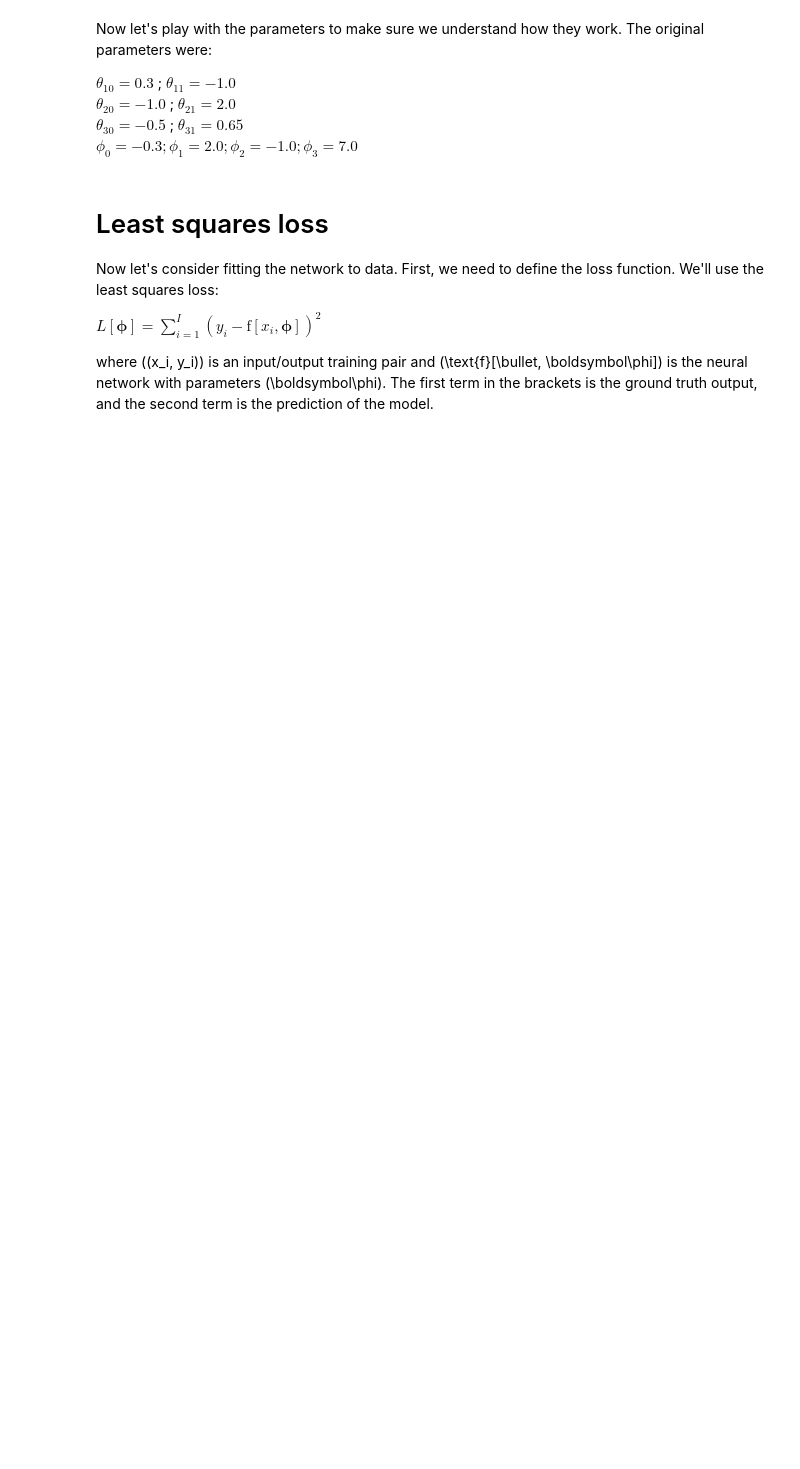
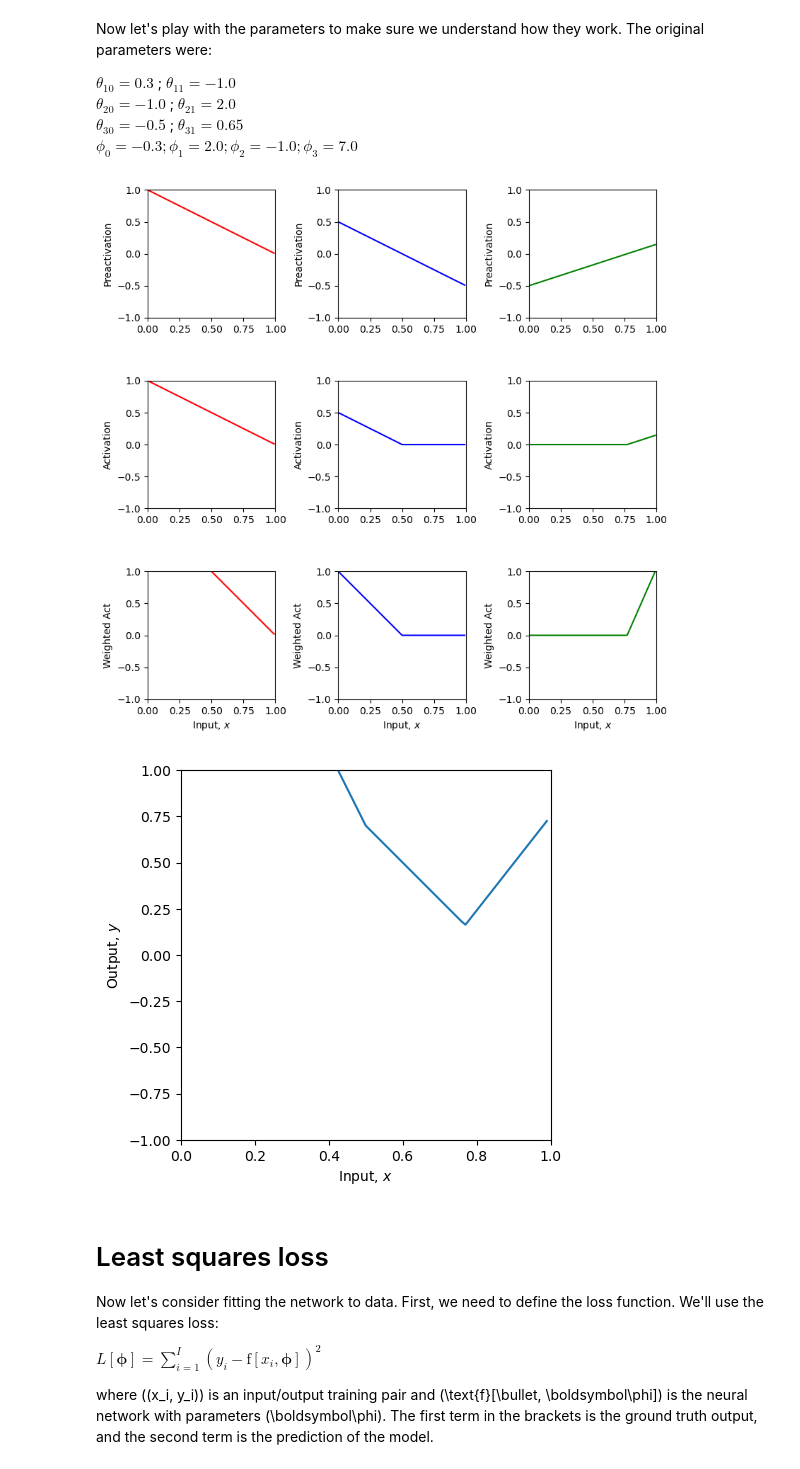
Before and after one commit to urstrulyvishtan/learning_DL, a Jupyter notebook: UDLbook/Chap03/3_1_Shallow_Networks_I.ipynb, the cells around one changed output. Saved outputs shown, nothing was run; the diff lists cells and outputs as text; code cells hidden in the pictures; blank space fills up the shorter version.

Commit message:
understanding plots work

```diff
--- a/UDLbook/Chap03/3_1_Shallow_Networks_I.ipynb
+++ b/UDLbook/Chap03/3_1_Shallow_Networks_I.ipynb
@@ -146,39 +146,42 @@ $\theta_{30} =  -0.5$ ; $\theta_{31} = 0.65$<br>
 $\phi_0 = -0.3; \phi_1 = 2.0; \phi_2 = -1.0; \phi_3 = 7.0$
 # %%
 # TODO
-# 1. Predict what effect changing phi_0 will have on the network.
+# 1. Predict what effect changing phi_0 will have on the network. (done)
 
-# 2. Predict what effect multiplying phi_1, phi_2, phi_3 by 0.5 would have.  Check if you are correct
+# 2. Predict what effect multiplying phi_1, phi_2, phi_3 by 0.5 would have.  Check if you are correct (done)
 
-# 3. Predict what effect multiplying phi_1 by -1 will have.  Check if you are correct.
+# 3. Predict what effect multiplying phi_1 by -1 will have.  Check if you are correct. (done)
 
-# 4. Predict what effect setting theta_20 to -1.2 will have.  Check if you are correct.
+# 4. Predict what effect setting theta_20 to -1.2 will have.  Check if you are correct. (done)
 
 # 5. Change the parameters so that there are only two "joints" (including outside the range of the plot)
-# There are actually three ways to do this. See if you can figure them all out
+# There are actually three ways to do this. See if you can figure them all out    (done)
 
 # 6. With the original parameters, the second line segment is flat (i.e. has slope zero)
-# How could you change theta_10 so that all of the segments have non-zero slopes
+# How could you change theta_10 so that all of the segments have non-zero slopes (done)
 
 # 7. What do you predict would happen if you multiply theta_20 and theta21 by 0.5, and phi_2 by 2.0?
-# Check if you are correct.
+# Check if you are correct. (done)
 
 # 8. What do you predict would happen if you multiply theta_20 and theta21 by -0.5, and phi_2 by -2.0?
-# Check if you are correct.
+# Check if you are correct. (done)
 
-theta_10 =  0.3 ; theta_11 = -1.0
-theta_20 = -1.0  ; theta_21 = 2.0
+theta_10 =  1 ; theta_11 = -1.0
+theta_20 = -1.0*-0.5  ; theta_21 = 2.0*-0.5
 theta_30 = -0.5  ; theta_31 = 0.65
-phi_0 = -0.3; phi_1 = 2.0; phi_2 = -1.0; phi_3 = 7.0
+phi_0 = -0.3; phi_1 = 2.0; phi_2 = -1.0*-2; phi_3 = 7.0
 
 # Define a range of input values
 x = np.arange(0,1,0.01)
 
 # We run the neural network for each of these input values
 y, pre_1, pre_2, pre_3, act_1, act_2, act_3, w_act_1, w_act_2, w_act_3 = \
     shallow_1_1_3(x, ReLU, phi_0,phi_1,phi_2,phi_3, theta_10, theta_11, theta_20, theta_21, theta_30, theta_31)
 # And then plot it
 plot_neural(x, y, pre_1, pre_2, pre_3, act_1, act_2, act_3, w_act_1, w_act_2, w_act_3, plot_all=True)
+# %% [output]
+[figure, added]
+[figure, added]
 # %% [markdown]
 # Least squares loss
 
```
